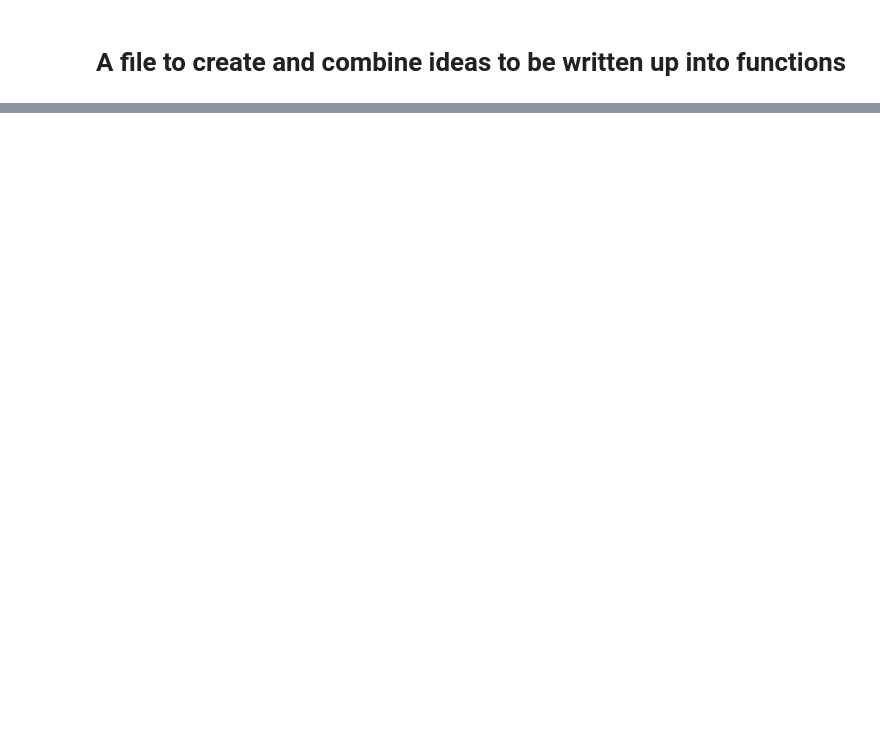
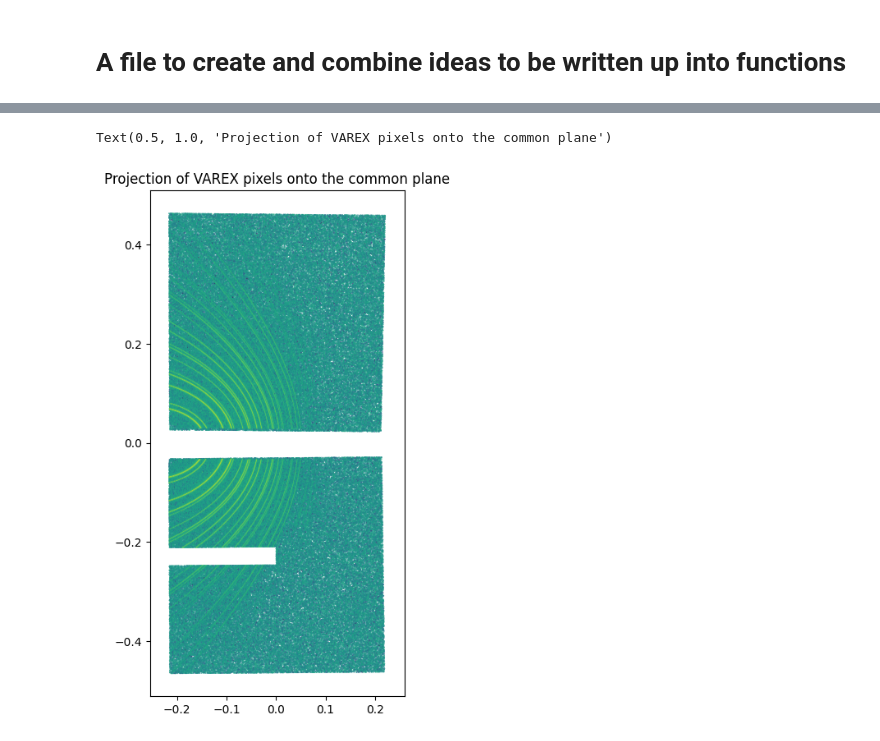
Before and after one commit to TomHStevens/HED-6659-Data-Analysis, a Jupyter notebook: Workspace.ipynb, the cells around one changed output, grey strips where cells are left out. Saved outputs shown, nothing was run; the diff lists cells and outputs as text; code cells hidden in the pictures; blank space fills up the shorter version.

Commit message:
Transformation functions complete, needs compiling more neatly, creation of a common plane for the detector is in progress.

```diff
--- a/Workspace.ipynb
+++ b/Workspace.ipynb
@@ -30,0 +69,30 @@ with open("Configuration.yml", 'r') as ymlfile:
+# %%
+def project_detector(plane_normal, plane_coord_1, plane_coord_2, plane_poni):
+    # Sample the outer ring of a detector and find the coordinates -> project these onto the new detector plane -> plot
+    distance_1, poni1_1, poni2_1, theta1_1, theta2_1, theta3_1 = 0.222, 0.4602, 0.2177, 0.7900, 0.0096, 1.6e-5 #PONI_to_params(PONI1)
+    distance_2, poni1_2, poni2_2, theta1_2, theta2_2, theta3_2 = 0.2236, -0.0227, 0.2175, 0.7892, -0.0141, 5.0e-5#PONI_to_params(PONI2)
+
+    rotation_matrix_1 = f.pyfai_rotation_matrix(theta1_1, theta2_1, theta3_1)
+    rotation_matrix_2 = f.pyfai_rotation_matrix(theta1_2, theta2_2, theta3_2)
+
+    number_of_pixels = 2880
+    pixel_size = 150e-6
+
+    coord_det_1 = f.get_coords(pixel_size, number_of_pixels, poni1_1, poni2_1, distance_1, rotation_matrix_1)
+    coord_det_2 = f.get_coords(pixel_size, number_of_pixels, poni1_2, poni2_2, distance_2, rotation_matrix_2)
+
+    coord_det_all = np.hstack((coord_det_1, coord_det_2))
+
+    t_ = sum(plane_normal * plane_coord_1) / (plane_normal[0]*coord_det_all[0, :] + plane_normal[1]*coord_det_all[1, :] + plane_normal[2]*coord_det_all[2, :])
+
+    coord_det_projection = np.vstack((coord_det_all[0, :]*t_, coord_det_all[1, :]*t_, coord_det_all[2, :]*t_))
+
+    origin_ = np.vstack((np.zeros_like(coord_det_all[0, :]) + plane_poni[0], np.zeros_like(coord_det_all[0, :]) + plane_poni[1], np.zeros_like(coord_det_all[0, :]) + plane_poni[2]))
+
+    projection_translated = coord_det_projection - origin_
+    coord_vector_1 = (plane_coord_2 - plane_coord_1) / np.linalg.norm(plane_coord_2 - plane_coord_1)
+    coord_vector_2 = np.cross(coord_vector_1, plane_normal)
+
+    coords1 = np.dot(coord_vector_1, projection_translated)
+    coords2 = np.dot(coord_vector_2, projection_translated)
+    return coords1, coords2, coord_det_projection, coord_det_all
@@ -30,0 +102,18 @@ with open("Configuration.yml", 'r') as ymlfile:
+# %%
+x, y, projection, detectors = project_detector(normal, points[0], points[1], points[2])
+# %%
+VAREX1_c = np.array(tif.imread('V1_preshot-r0728.tiff')).ravel()
+VAREX2_c = np.array(np.rot90(np.rot90(tif.imread('V2_preshot-r0728.tiff')))).ravel()
+
+all_c = np.hstack((VAREX1_c, VAREX2_c))
+C = np.log10(all_c[::50])
+# %%
+fig = plt.figure(figsize=(4,8))
+ax = fig.add_subplot()
+
+ax.axis('equal')
+ax.scatter(-y[::50], x[::50], s=0.1, c = C)
+ax.set_title('Projection of VAREX pixels onto the common plane')
+# %% [output]
+Text(0.5, 1.0, 'Projection of VAREX pixels onto the common plane')
+[figure, added]
```
Also changed, not shown: parts of 12 cells of this notebook, 1 other file.
